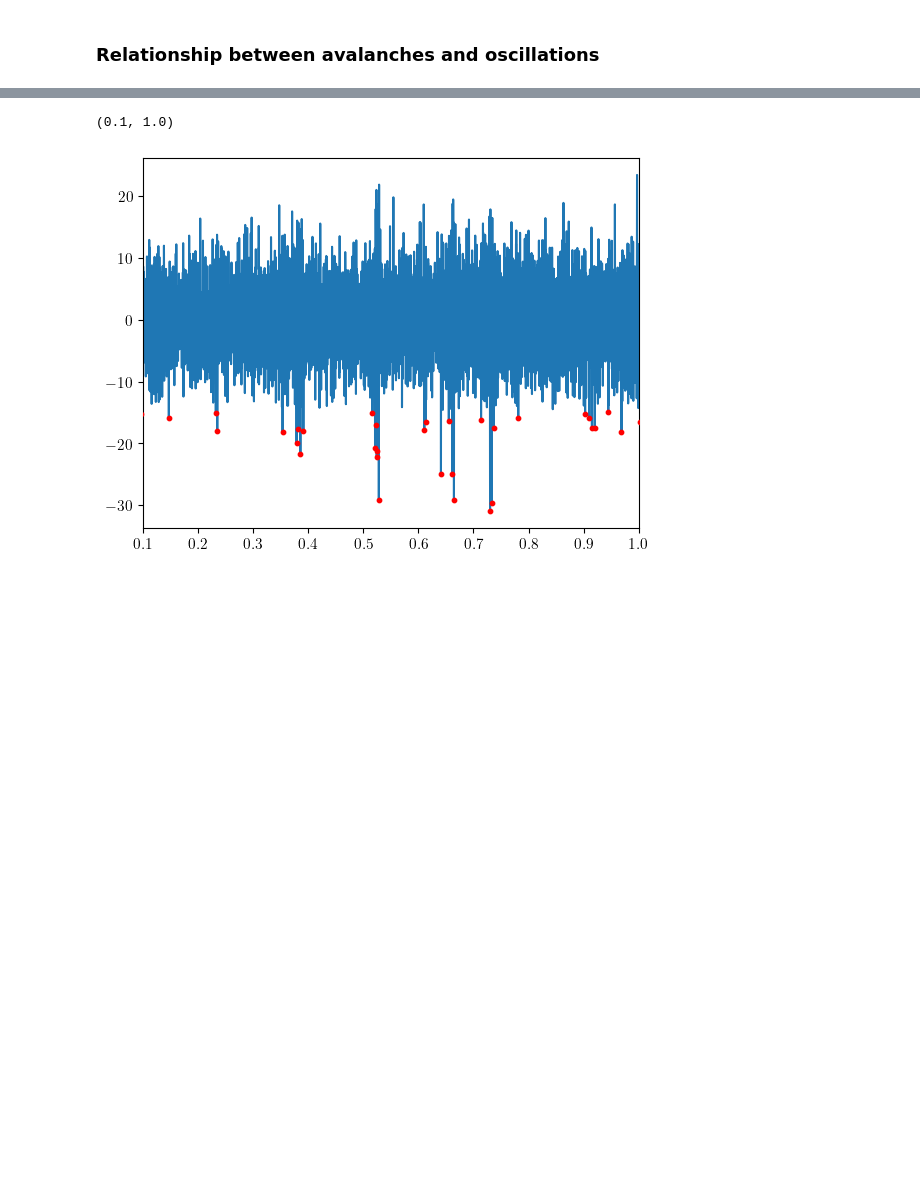
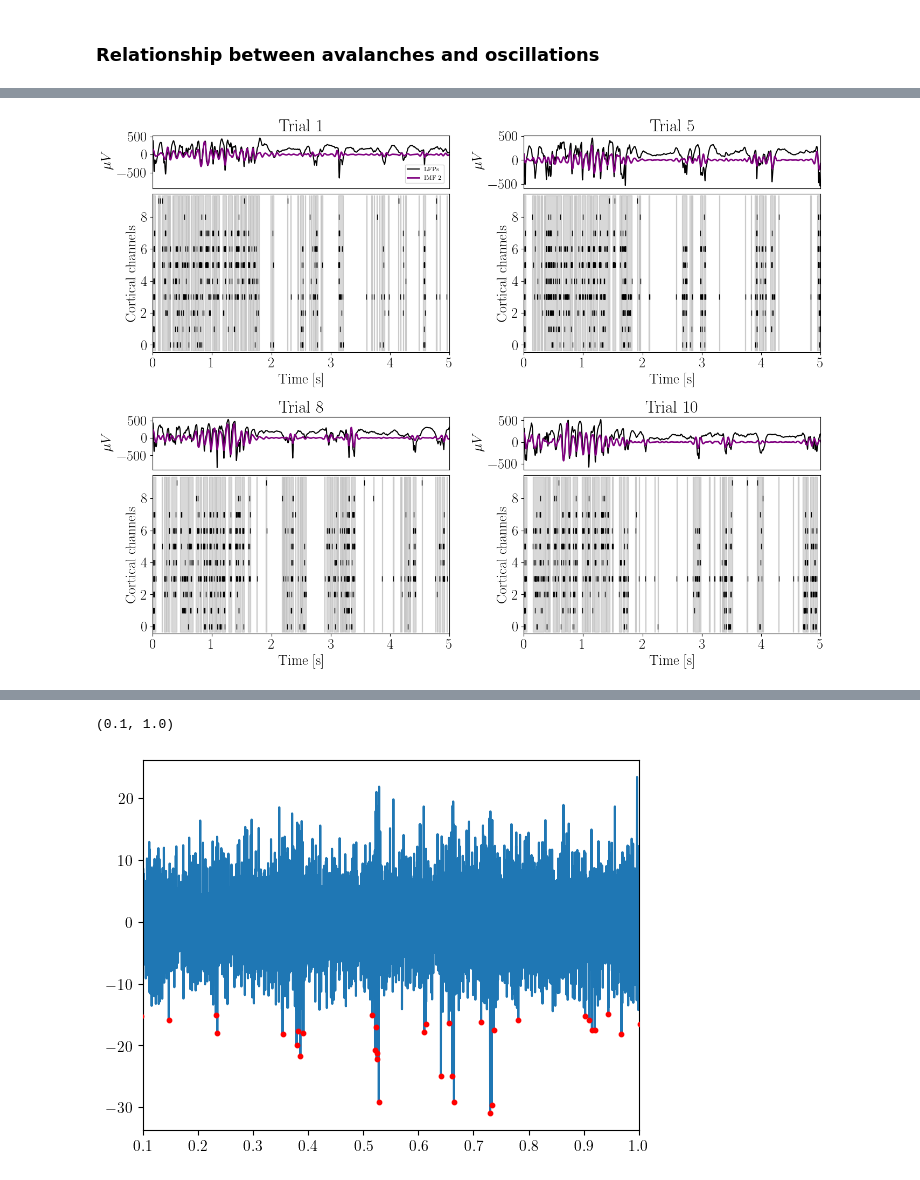
Before and after one commit to benedetta-mariani/Mariani_et_al_2026-Plos_Comp_Bio, a Jupyter notebook: Figure 3.ipynb, the cells around one changed output, grey strips where cells are left out. Drawn from its saved outputs; the diff is of its cells as text; code cells hidden in the pictures; blank space fills up the shorter version.

```diff
--- a/Figure 3.ipynb
+++ b/Figure 3.ipynb
@@ -748,3 +753,95 @@ axes[1].set_xlim(0,10)
 # %%
-spikesTrials.shape
+import numpy as np
+import matplotlib.pyplot as plt
+from scipy.signal import resample_poly
+import emd
+import matplotlib.gridspec as gridspec
+
+plt.rcParams['font.size'] = 19
+
+sample_rate = 2500
+factor = 10
+ii = 30
+
+trials =[1,5,8,10]
+
+fig = plt.figure(figsize=(16, 12))
+outer = gridspec.GridSpec(2, 2, wspace=0.25, hspace=0.3)
+
+for idx, trial in enumerate(trials):
+
+    # --- crea sub-grid (signal sopra, raster sotto) ---
+    inner = gridspec.GridSpecFromSubplotSpec(
+        2, 1,
+        subplot_spec=outer[idx],
+        height_ratios=[1, 3],
+        hspace=0.05
+    )
+
+    ax_signal = plt.Subplot(fig, inner[0])
+    ax_raster = plt.Subplot(fig, inner[1])
+
+    fig.add_subplot(ax_signal)
+    fig.add_subplot(ax_raster)
+
+    # =========================
+    # --- SEGNALE PRINCIPALE ---
+    # =========================
+    x = lfpTrials[trial, 26, :]
+    imf = emd.sift.mask_sift(
+        x, max_imfs=9,
+        mask_freqs=ii/sample_rate,
+        ret_mask_freq=True
+    )
+
+    up1 = resample_poly(imf[0][:, 1], up=factor, down=1)
+    #up2 = resample_poly(imf[0][:, 2], up=factor, down=1)
+    #up3 = resample_poly(imf[0][:, 3], up=factor, down=1)
+    #up4 = resample_poly(imf[0][:, 4], up=factor, down=1)
+
+    # --- TH ---
+    x_ = lfpTrials[trial, 8, :]
+    imf_th = emd.sift.mask_sift(
+        x_, max_imfs=9,
+        mask_freqs=ii/sample_rate,
+        ret_mask_freq=True
+    )
+
+    up3_th = resample_poly(imf_th[0][:, 3], up=factor, down=1)
+
+    # --- TIME ---
+    time = np.arange(0, len(x) * factor) / (sample_rate * factor)
+
+    # --- PLOT SIGNAL ---
+    ax_signal.plot(time, resample_poly(x, up=factor, down=1) + 100, color='black', label ='LFPs')
+    ax_signal.plot(time, up1, color='purple', lw=2, label ='IMF 2')
+    #ax_signal.plot(time, up2 - 100)
+    #ax_signal.plot(time, up3 - 300)
+    #ax_signal.plot(time, up4 - 500)
+    #ax_signal.plot(time, up3_th - 300, color='red')
+    if idx == 0:
+        ax_signal.legend(fontsize = 8, loc = (0.85,0.1))
+    ax_signal.set_xlim(0, 5)
+    ax_signal.set_title(f"Trial {trial}")
+    ax_signal.set_xticks([])  # pulizia visiva
+    ax_signal.set_ylabel(r"$\mu V$")  # pulizia visiva
+
+    # --- RASTER ---
+    Raster_Plot_ava(
+        binspikes[trial, 20:, :25000*10].T,
+        mean_interspike_time,
+        fs=25000,
+        nsize=7,
+        ax=ax_raster
+    )
+
+    ax_raster.set_xlim(0, 5)
+    ax_raster.set_ylabel('Cortical channels')
+    ax_raster.set_xlabel('Time [s]')
+
+plt.tight_layout()
+#plt.show()
+path_figures = 'C:/Users/Benedetta/Desktop/Criticality in barrel cortex/Thalamus/Paper figures/'
+plt.savefig(path_figures +'Figure_ava_oscill.jpg', dpi = 300, bbox_inches = 'tight')
+#plt.savefig(path_figures +'Figure3.tif', dpi = 300, bbox_inches = 'tight');
 # %% [output]
@@ -751,0 +848 @@ spikesTrials.shape
+[figure, added]
```
Also changed, not shown: parts of 16 cells of this notebook, 2 other files.
